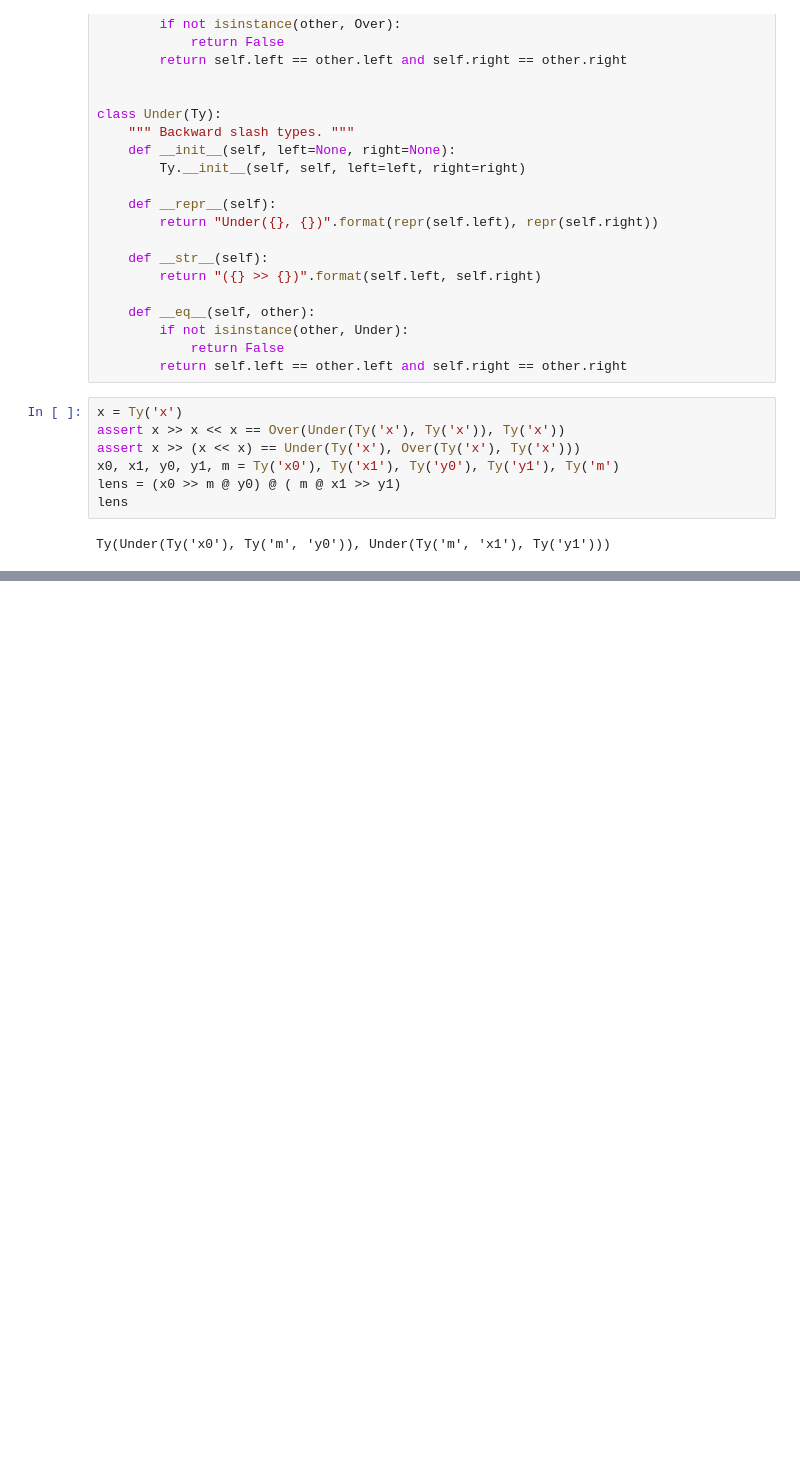
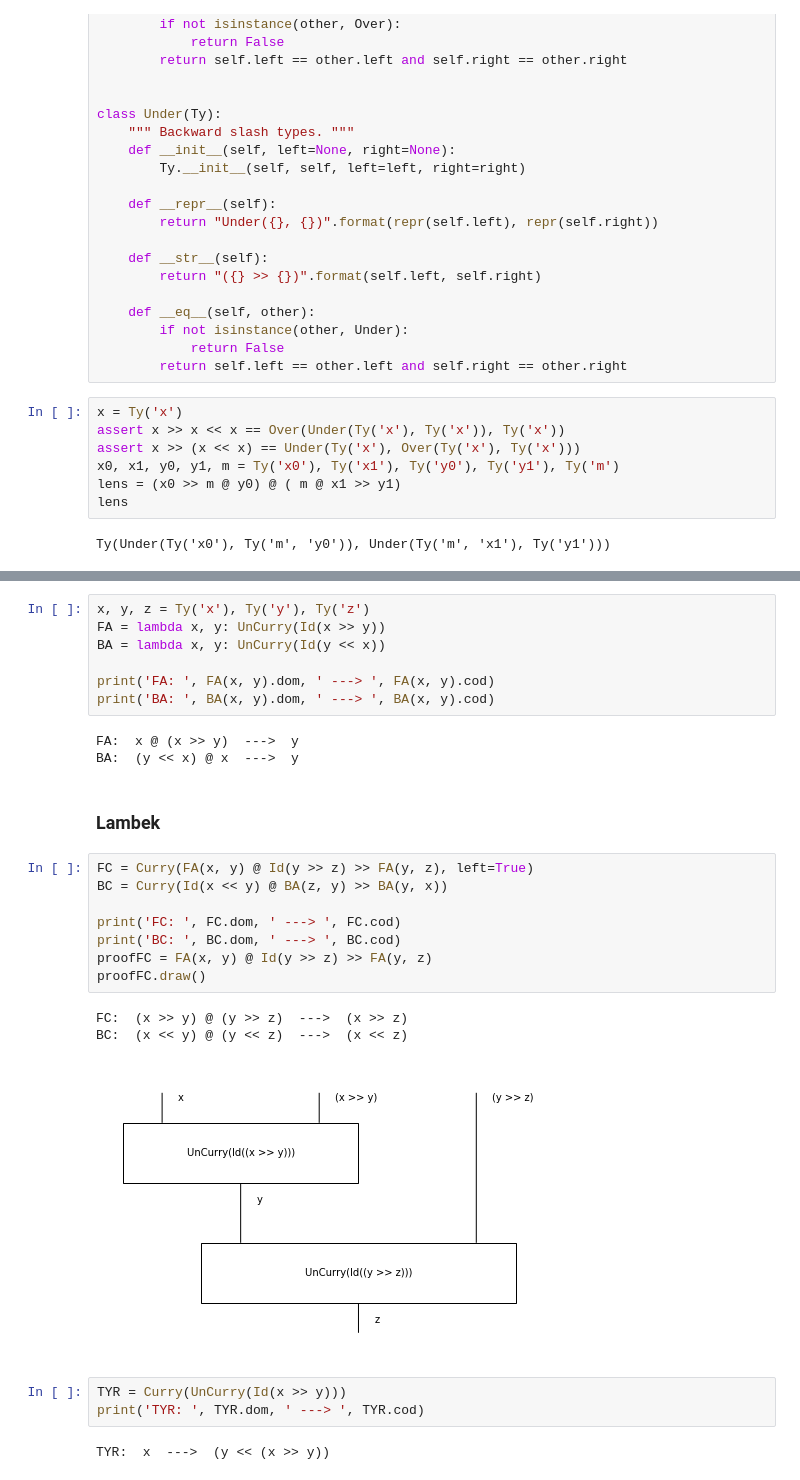
Before and after one commit to cnm13ryan/discopy, a Jupyter notebook: docs/notebooks/biclosed.ipynb, the cells around one changed output, grey strips where cells are left out. Saved outputs shown, nothing was run; the diff lists cells and outputs as text; blank space fills up the shorter version.

```diff
--- a/docs/notebooks/biclosed.ipynb
+++ b/docs/notebooks/biclosed.ipynb
@@ -94,0 +167,29 @@ tree2diagram(to_tree(lens)).draw()
+# %%
+x, y, z = Ty('x'), Ty('y'), Ty('z')
+FA = lambda x, y: UnCurry(Id(x >> y))
+BA = lambda x, y: UnCurry(Id(y << x))
+
+print('FA: ', FA(x, y).dom, ' ---> ', FA(x, y).cod)
+print('BA: ', BA(x, y).dom, ' ---> ', BA(x, y).cod)
+# %% [output]
+FA:  x @ (x >> y)  --->  y
+BA:  (y << x) @ x  --->  y
+# %% [markdown]
+### Lambek
+# %%
+FC = Curry(FA(x, y) @ Id(y >> z) >> FA(y, z), left=True)
+BC = Curry(Id(x << y) @ BA(z, y) >> BA(y, x))
+
+print('FC: ', FC.dom, ' ---> ', FC.cod)
+print('BC: ', BC.dom, ' ---> ', BC.cod)
+proofFC = FA(x, y) @ Id(y >> z) >> FA(y, z)
+proofFC.draw()
+# %% [output]
+FC:  (x >> y) @ (y >> z)  --->  (x >> z)
+BC:  (x << y) @ (y << z)  --->  (x << z)
+[figure, added]
+# %%
+TYR = Curry(UnCurry(Id(x >> y)))
+print('TYR: ', TYR.dom, ' ---> ', TYR.cod)
+# %% [output]
+TYR:  x  --->  (y << (x >> y))
```
Also changed, not shown: parts of 11 cells of this notebook.
